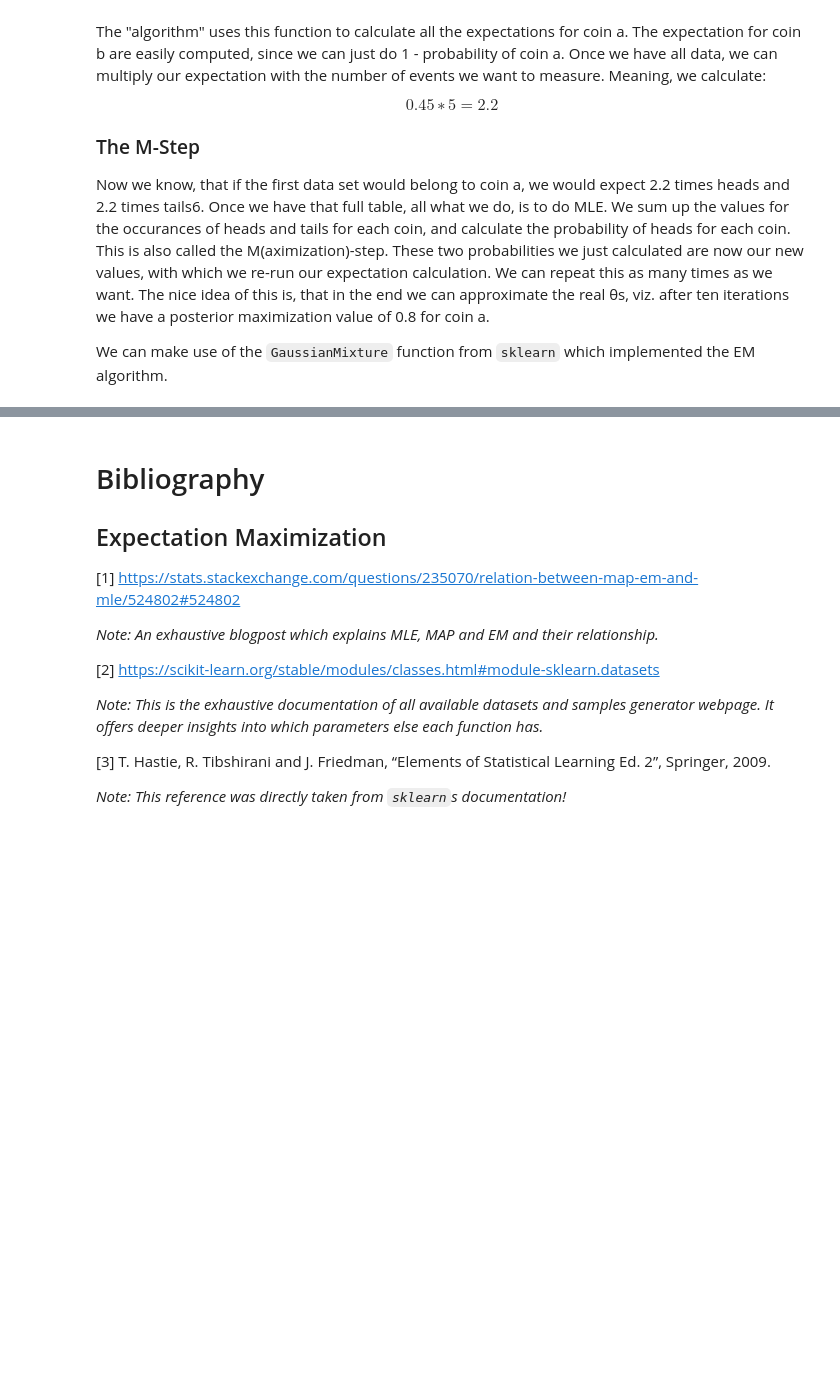
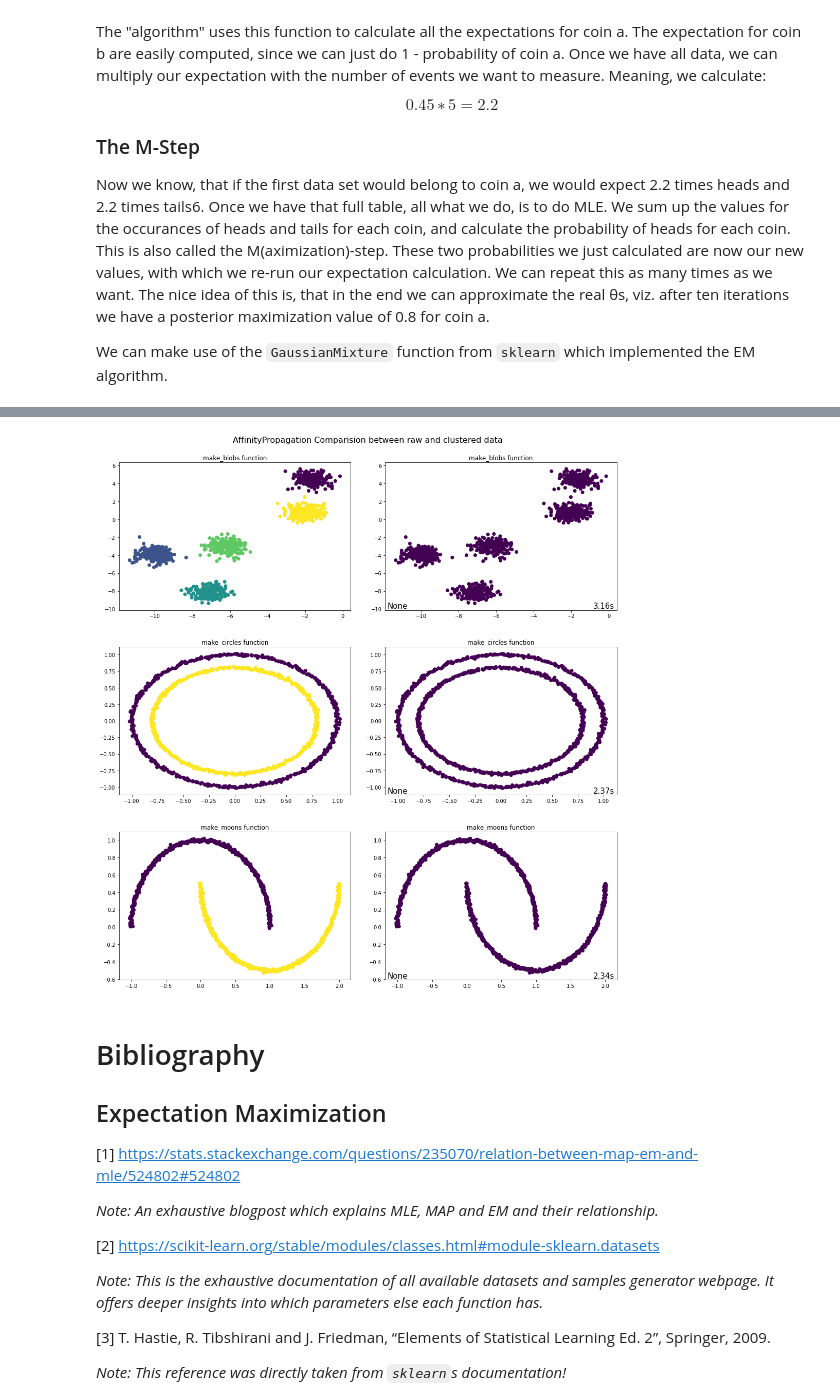
Before and after one commit to Estreuselito/Deus_ex_machina, a Jupyter notebook: Mini-Project/Master.ipynb, the cells around one changed output, grey strips where cells are left out. Cells and saved outputs as stored; diff of their text form; code cells hidden in the pictures; blank space fills up the shorter version.

```diff
--- a/Mini-Project/Master.ipynb
+++ b/Mini-Project/Master.ipynb
@@ -779,6 +788,11 @@ Intuitively, if we want Affinity Propagation to be less eager in splitting clust
 
 ### Output from the algorithm ###
 **labels** - Cluster labels are returned.
+# %%
+from sklearn.cluster import AffinityPropagation
+evaluate.plot_raw_vs_predict(AffinityPropagation, random_state = 1)
+# %% [output]
+[figure, added]
 # %% [markdown]
 # Bibliography
 
```
Also changed, not shown: parts of 25 cells of this notebook, 1 other file.
